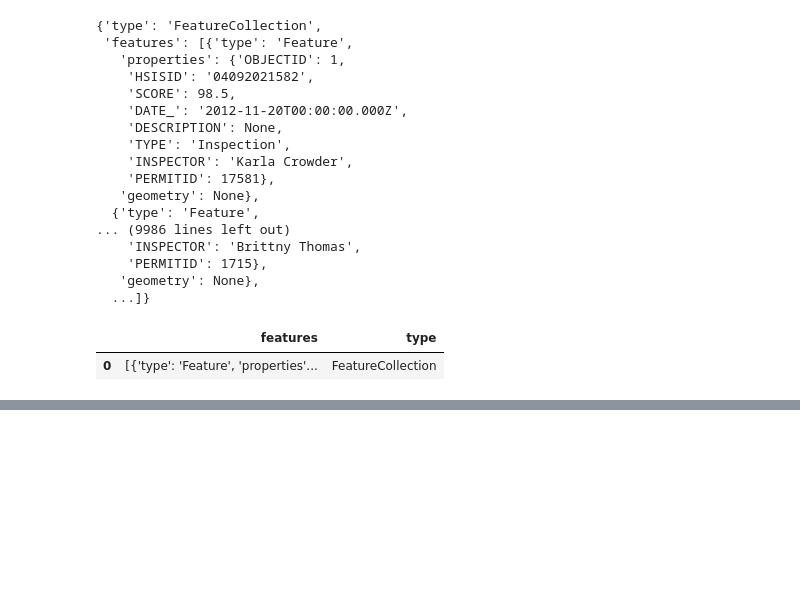
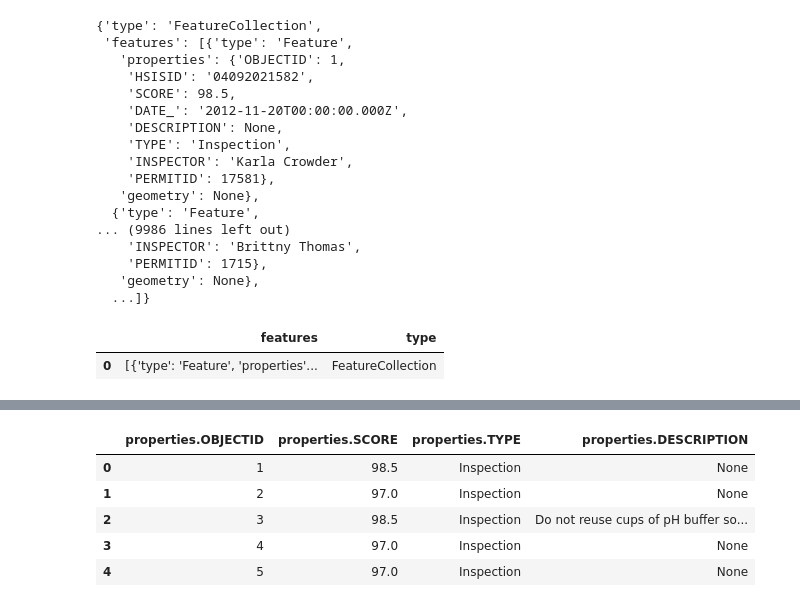
Before and after one commit to licia858/ETLProject, a Jupyter notebook: ETL Project.ipynb, the cells around one changed output, grey strips where cells are left out. Cells and saved outputs as stored; diff of their text form; code cells hidden in the pictures; blank space fills up the shorter version.

```diff
--- a/ETL Project.ipynb
+++ b/ETL Project.ipynb
@@ -65,0 +90,11 @@ KeyError: "Try running with errors='ignore' as key 'OBJECTID' is not always pres
+# %%
+#reduced columns needed
+inspection_df= updatedinspection[['properties.OBJECTID', 'properties.SCORE', 'properties.TYPE', 'properties.DESCRIPTION']]
+inspection_df.head()
+# %% [output]
+|  | properties.OBJECTID | properties.SCORE | properties.TYPE | properties.DESCRIPTION |
+| 0 | 1 | 98.5 | Inspection | None |
+| 1 | 2 | 97.0 | Inspection | None |
+| 2 | 3 | 98.5 | Inspection | Do not reuse cups of pH buffer so... |
+| 3 | 4 | 97.0 | Inspection | None |
+| 4 | 5 | 97.0 | Inspection | None |
```
Also changed, not shown: parts of 7 cells of this notebook.
